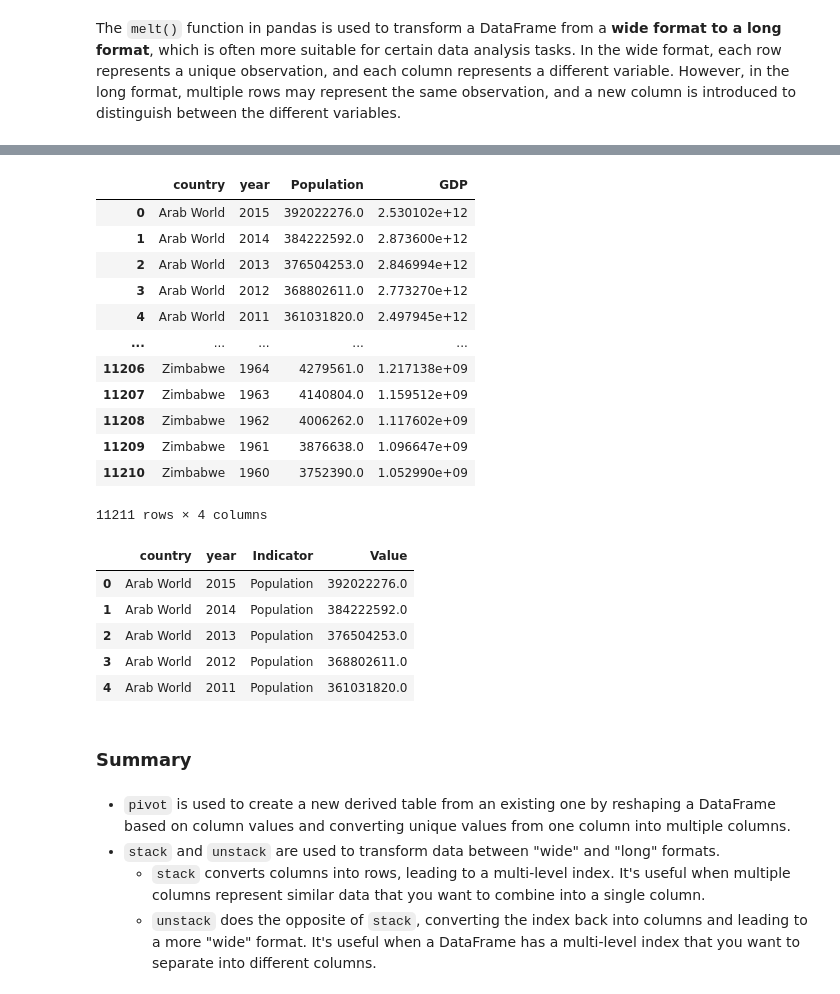
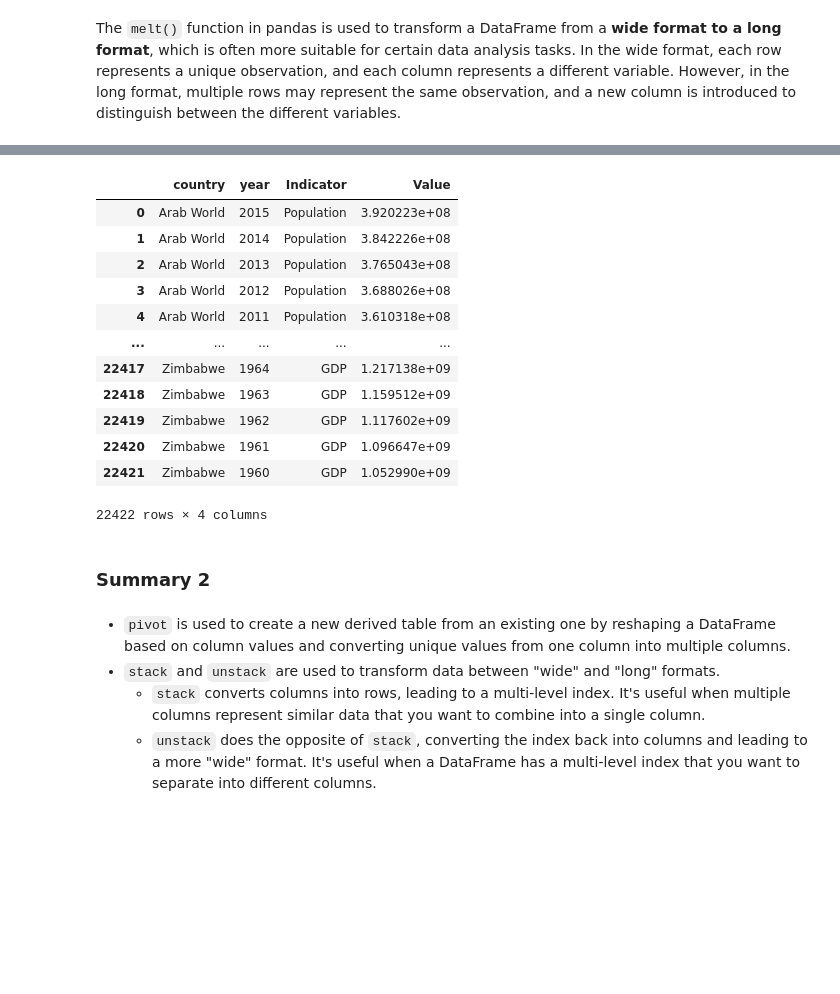
Before and after one commit to MileRoss/data_analytics_with_python_sql, a Jupyter notebook: w2_data_wrangling_and_retrieval/2.3_combining_structuring_data.ipynb, the cells around one changed output, grey strips where cells are left out. Saved outputs shown, nothing was run; the diff lists cells and outputs as text; code cells hidden in the pictures; blank space fills up the shorter version.

```diff
--- a/w2_data_wrangling_and_retrieval/2.3_combining_structuring_data.ipynb
+++ b/w2_data_wrangling_and_retrieval/2.3_combining_structuring_data.ipynb
@@ -638,38 +489,26 @@ unstacked_data.head()
 The `melt()` function in pandas is used to transform a DataFrame from a **wide format to a long format**, which is often more suitable for certain data analysis tasks. In the wide format, each row represents a unique observation, and each column represents a different variable. However, in the long format, multiple rows may represent the same observation, and a new column is introduced to distinguish between the different variables.
 # %% [markdown]
 ![](https://github.com/data-bootcamp-v4/lessons/blob/main/img/melt.png?raw=true)
-# %%
-df
-# %% [output]
-|  | country | year | Population | GDP |
-| 0 | Arab World | 2015 | 392022276.0 | 2.530102e+12 |
-| 1 | Arab World | 2014 | 384222592.0 | 2.873600e+12 |
-| 2 | Arab World | 2013 | 376504253.0 | 2.846994e+12 |
-| 3 | Arab World | 2012 | 368802611.0 | 2.773270e+12 |
-| 4 | Arab World | 2011 | 361031820.0 | 2.497945e+12 |
-| ... | ... | ... | ... | ... |
-| 11206 | Zimbabwe | 1964 | 4279561.0 | 1.217138e+09 |
-| 11207 | Zimbabwe | 1963 | 4140804.0 | 1.159512e+09 |
-| 11208 | Zimbabwe | 1962 | 4006262.0 | 1.117602e+09 |
-| 11209 | Zimbabwe | 1961 | 3876638.0 | 1.096647e+09 |
-| 11210 | Zimbabwe | 1960 | 3752390.0 | 1.052990e+09 |
-11211 rows × 4 columns
 # %%
 # Melt the DataFrame, keeping 'country' and 'year' as identifier variables, and 'Population' and 'GDP' as value variables
-melted_data = pd.melt(df, id_vars=['country', 'year'],
-                      value_vars=['Population', 'GDP'],
-                      var_name='Indicator',
-                      value_name='Value')
-melted_data.head()
+melted_data = pd.melt(df, id_vars=['country', 'year'], value_vars=['Population', 'GDP'], var_name='Indicator', value_name='Value')
+melted_data
 # %% [output]
 |  | country | year | Indicator | Value |
-| 0 | Arab World | 2015 | Population | 392022276.0 |
-| 1 | Arab World | 2014 | Population | 384222592.0 |
-| 2 | Arab World | 2013 | Population | 376504253.0 |
-| 3 | Arab World | 2012 | Population | 368802611.0 |
-| 4 | Arab World | 2011 | Population | 361031820.0 |
+| 0 | Arab World | 2015 | Population | 3.920223e+08 |
+| 1 | Arab World | 2014 | Population | 3.842226e+08 |
+| 2 | Arab World | 2013 | Population | 3.765043e+08 |
+| 3 | Arab World | 2012 | Population | 3.688026e+08 |
+| 4 | Arab World | 2011 | Population | 3.610318e+08 |
+| ... | ... | ... | ... | ... |
+| 22417 | Zimbabwe | 1964 | GDP | 1.217138e+09 |
+| 22418 | Zimbabwe | 1963 | GDP | 1.159512e+09 |
+| 22419 | Zimbabwe | 1962 | GDP | 1.117602e+09 |
+| 22420 | Zimbabwe | 1961 | GDP | 1.096647e+09 |
+| 22421 | Zimbabwe | 1960 | GDP | 1.052990e+09 |
+22422 rows × 4 columns
 # %% [markdown]
-### Summary
+### Summary 2
 # %% [markdown]
 - `pivot` is used to create a new derived table from an existing one by reshaping a DataFrame based on column values and converting unique values from one column into multiple columns.
 - `stack` and `unstack` are used to transform data between "wide" and "long" formats.
```
Also changed, not shown: parts of 31 cells of this notebook, 37 other files.
